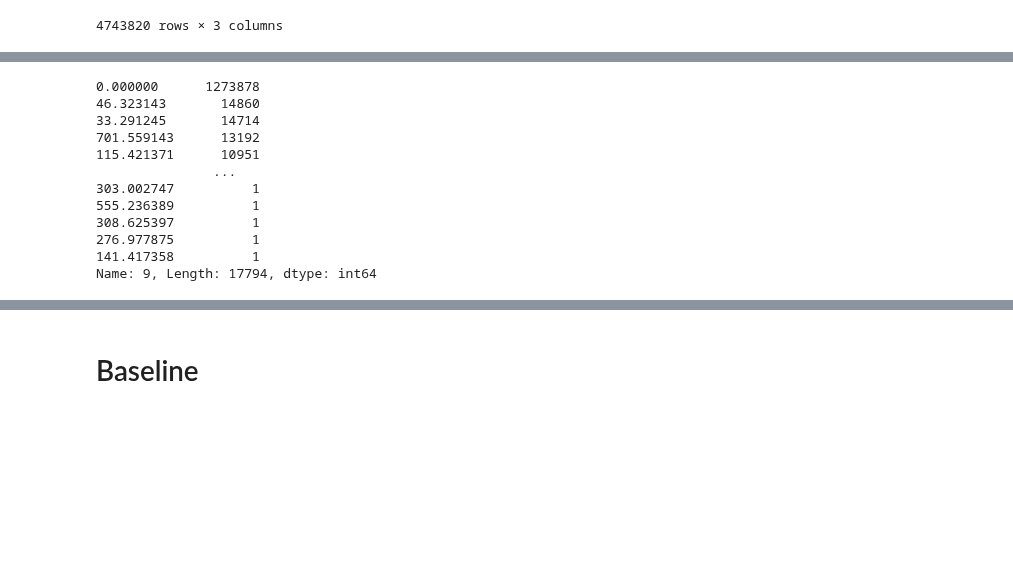
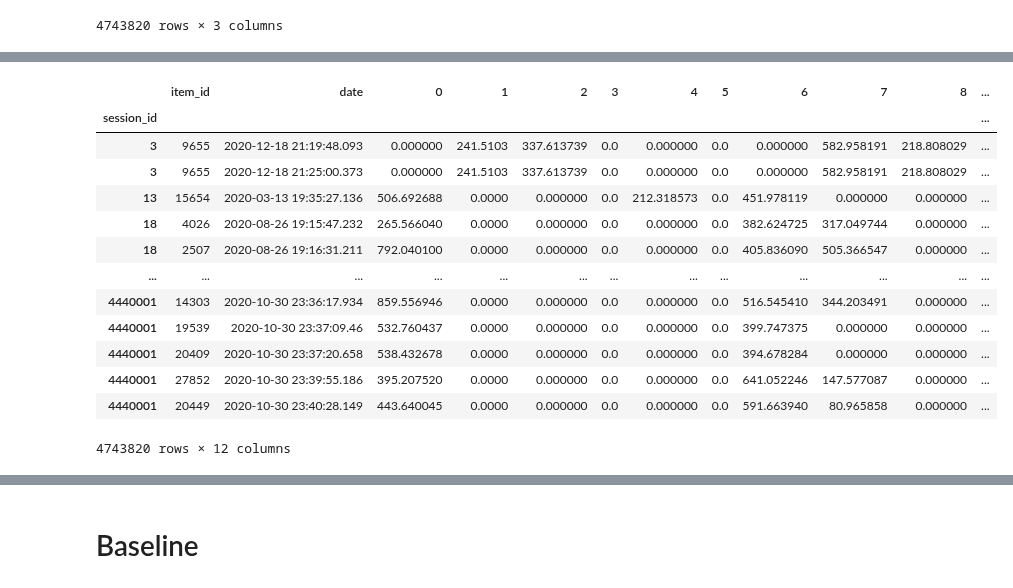
Before and after one commit to Ananassio/Data-Science_lab, a Jupyter notebook: Project/Data.ipynb, the cells around one changed output, grey strips where cells are left out. Drawn from its saved outputs; the diff is of its cells as text; code cells hidden in the pictures; blank space fills up the shorter version.

```diff
--- a/Project/Data.ipynb
+++ b/Project/Data.ipynb
@@ -957,16 +945,22 @@ X
 4743820 rows × 13 columns
-# %%
-X[9].value_counts()
-# %% [output]
-0.000000      1273878
-46.323143       14860
-33.291245       14714
-701.559143      13192
-115.421371      10951
-               ...
-303.002747          1
-555.236389          1
-308.625397          1
-276.977875          1
-141.417358          1
-Name: 9, Length: 17794, dtype: int64
+# %%
+data = X.set_index('session_id')
+#data = data.stack()
+# %%
+#data = pd.DataFrame(data)
+data
+# %% [output]
+|  | item_id | date | 0 | 1 | 2 | 3 | 4 | 5 | 6 | 7 | 8 | ... |
+| session_id |  |  |  |  |  |  |  |  |  |  |  | ... |
+| 3 | 9655 | 2020-12-18 21:19:48.093 | 0.000000 | 241.5103 | 337.613739 | 0.0 | 0.000000 | 0.0 | 0.000000 | 582.958191 | 218.808029 | ... |
+| 3 | 9655 | 2020-12-18 21:25:00.373 | 0.000000 | 241.5103 | 337.613739 | 0.0 | 0.000000 | 0.0 | 0.000000 | 582.958191 | 218.808029 | ... |
+| 13 | 15654 | 2020-03-13 19:35:27.136 | 506.692688 | 0.0000 | 0.000000 | 0.0 | 212.318573 | 0.0 | 451.978119 | 0.000000 | 0.000000 | ... |
+| 18 | 4026 | 2020-08-26 19:15:47.232 | 265.566040 | 0.0000 | 0.000000 | 0.0 | 0.000000 | 0.0 | 382.624725 | 317.049744 | 0.000000 | ... |
+| 18 | 2507 | 2020-08-26 19:16:31.211 | 792.040100 | 0.0000 | 0.000000 | 0.0 | 0.000000 | 0.0 | 405.836090 | 505.366547 | 0.000000 | ... |
+| ... | ... | ... | ... | ... | ... | ... | ... | ... | ... | ... | ... | ... |
+| 4440001 | 14303 | 2020-10-30 23:36:17.934 | 859.556946 | 0.0000 | 0.000000 | 0.0 | 0.000000 | 0.0 | 516.545410 | 344.203491 | 0.000000 | ... |
+| 4440001 | 19539 | 2020-10-30 23:37:09.46 | 532.760437 | 0.0000 | 0.000000 | 0.0 | 0.000000 | 0.0 | 399.747375 | 0.000000 | 0.000000 | ... |
+| 4440001 | 20409 | 2020-10-30 23:37:20.658 | 538.432678 | 0.0000 | 0.000000 | 0.0 | 0.000000 | 0.0 | 394.678284 | 0.000000 | 0.000000 | ... |
+| 4440001 | 27852 | 2020-10-30 23:39:55.186 | 395.207520 | 0.0000 | 0.000000 | 0.0 | 0.000000 | 0.0 | 641.052246 | 147.577087 | 0.000000 | ... |
+| 4440001 | 20449 | 2020-10-30 23:40:28.149 | 443.640045 | 0.0000 | 0.000000 | 0.0 | 0.000000 | 0.0 | 591.663940 | 80.965858 | 0.000000 | ... |
+4743820 rows × 12 columns
```
Also changed, not shown: parts of 14 cells of this notebook.
